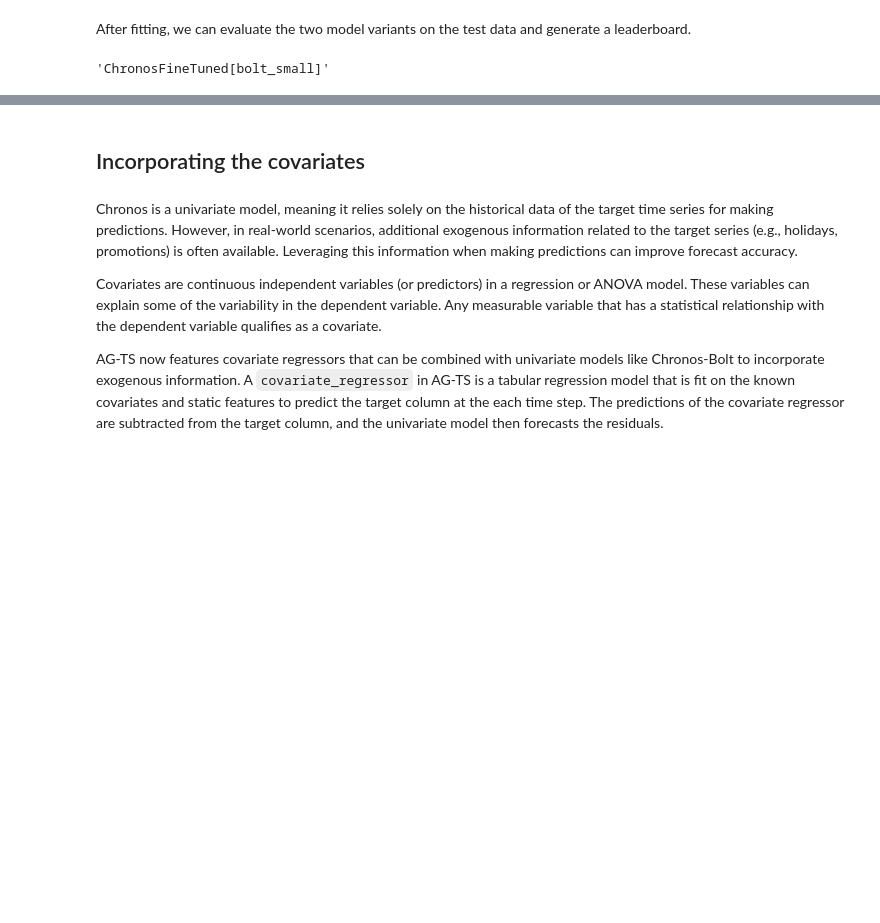
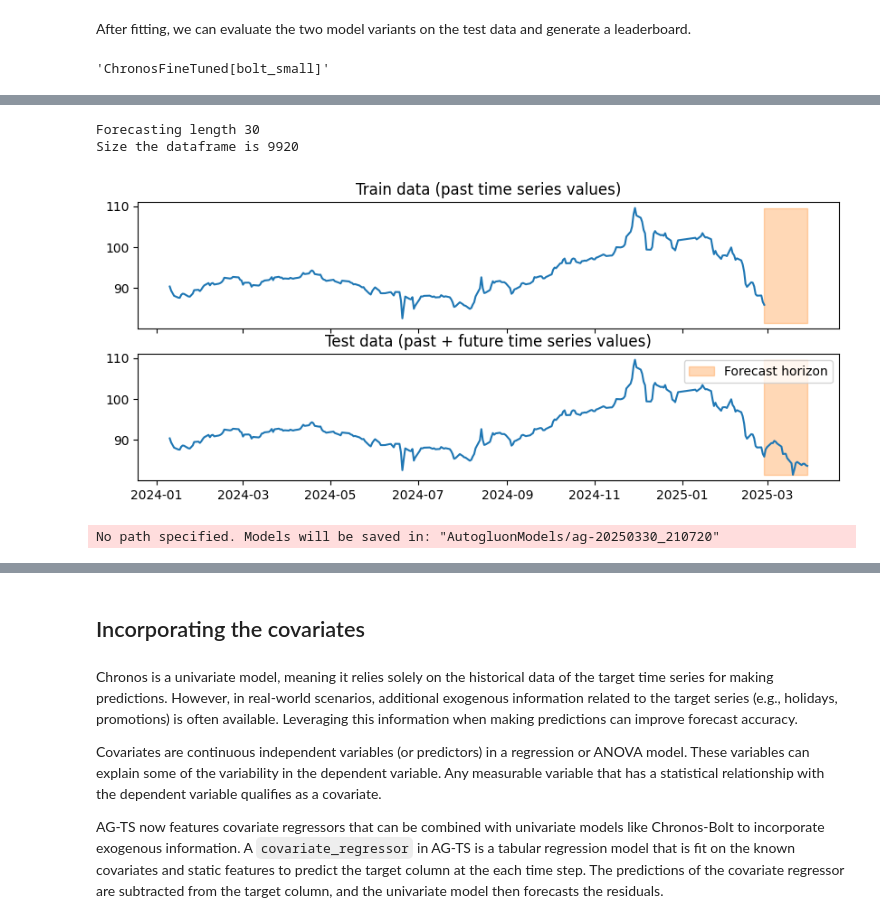
Before and after one commit to TAUforPython/ts-forecasting-ensemble, a Jupyter notebook: timeseries-chronos.ipynb, the cells around one changed output, grey strips where cells are left out. Cells and saved outputs as stored; diff of their text form; code cells hidden in the pictures; blank space fills up the shorter version.

```diff
--- a/timeseries-chronos.ipynb
+++ b/timeseries-chronos.ipynb
@@ -324,0 +381,52 @@ past covariates that are only known up to the start of the forecast horizon, suc
+# %%
+data_tsdf = TimeSeriesDataFrame.from_data_frame(data,
+                                                id_column="item_id",
+                                                timestamp_column="timestamp"
+                                               )
+data_tsdf = data_tsdf.convert_frequency(freq = "D")
+#https://pandas.pydata.org/pandas-docs/stable/user_guide/timeseries.html#offset-aliases
+
+data_tsdf = data_tsdf.fill_missing_values(method = 'interpolate')
+
+# let's predict 30 days of total timeseries lenght
+prediction_length = 30
+print('Forecasting length', prediction_length)
+
+
+train_data, test_data = data_tsdf.train_test_split(prediction_length)
+
+print('Size the dataframe is', len(data_tsdf))
+#data_tsdf.head()
+# %% [output]
+Forecasting length 30
+Size the dataframe is 9920
+# %%
+#let's see how to predict one of the "item_id"
+item_id = 5
+fig, (ax1, ax2) = plt.subplots(nrows=2, figsize=[10, 4], sharex=True)
+train_ts = train_data.loc[item_id]
+test_ts = test_data.loc[item_id]
+ax1.set_title("Train data (past time series values)")
+ax1.plot(train_ts)
+ax2.set_title("Test data (past + future time series values)")
+ax2.plot(test_ts)
+for ax in (ax1, ax2):
+    ax.fill_between(np.array([train_ts.index[-1], test_ts.index[-1]]), test_ts.min(), test_ts.max(), color="C1", alpha=0.3, label="Forecast horizon")
+plt.legend()
+plt.show()
+# %% [output]
+[figure, added]
+# %%
+predictor = TimeSeriesPredictor(freq="D",
+                                prediction_length=prediction_length,
+                                target="target",
+                                eval_metric="MSE").fit(train_data,
+                                                        verbosity=0,
+                                                        hyperparameters={"Chronos": {"model_path": "autogluon/chronos-bolt-base"}},
+                                                        presets="best_quality",
+                                                        #num_val_windows=5
+                                                       )
+
+predictions = predictor.predict(train_data)
+# %% [output]
+No path specified. Models will be saved in: "AutogluonModels/ag-20250330_210720"
```
Also changed, not shown: parts of 28 cells of this notebook.
